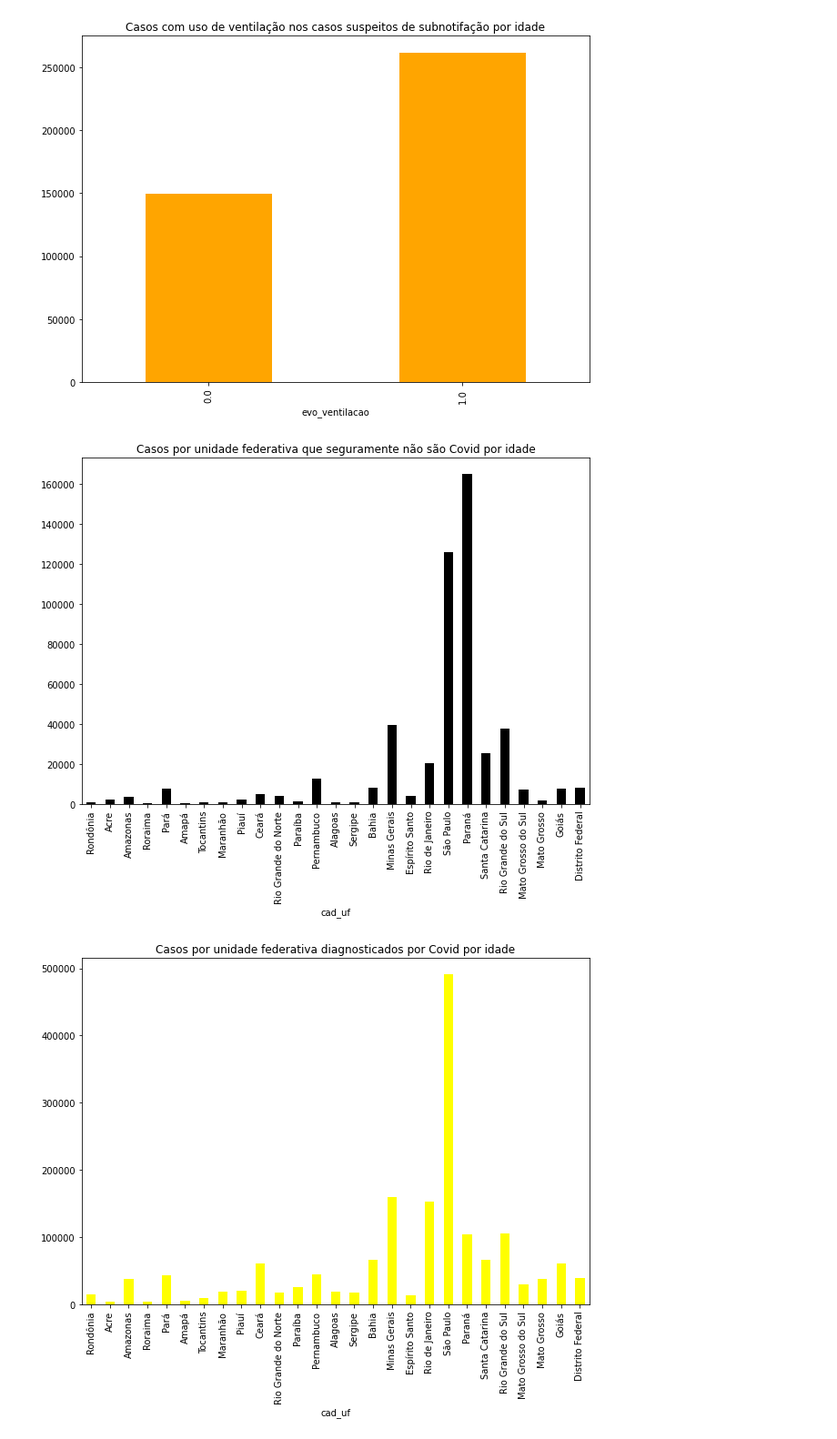
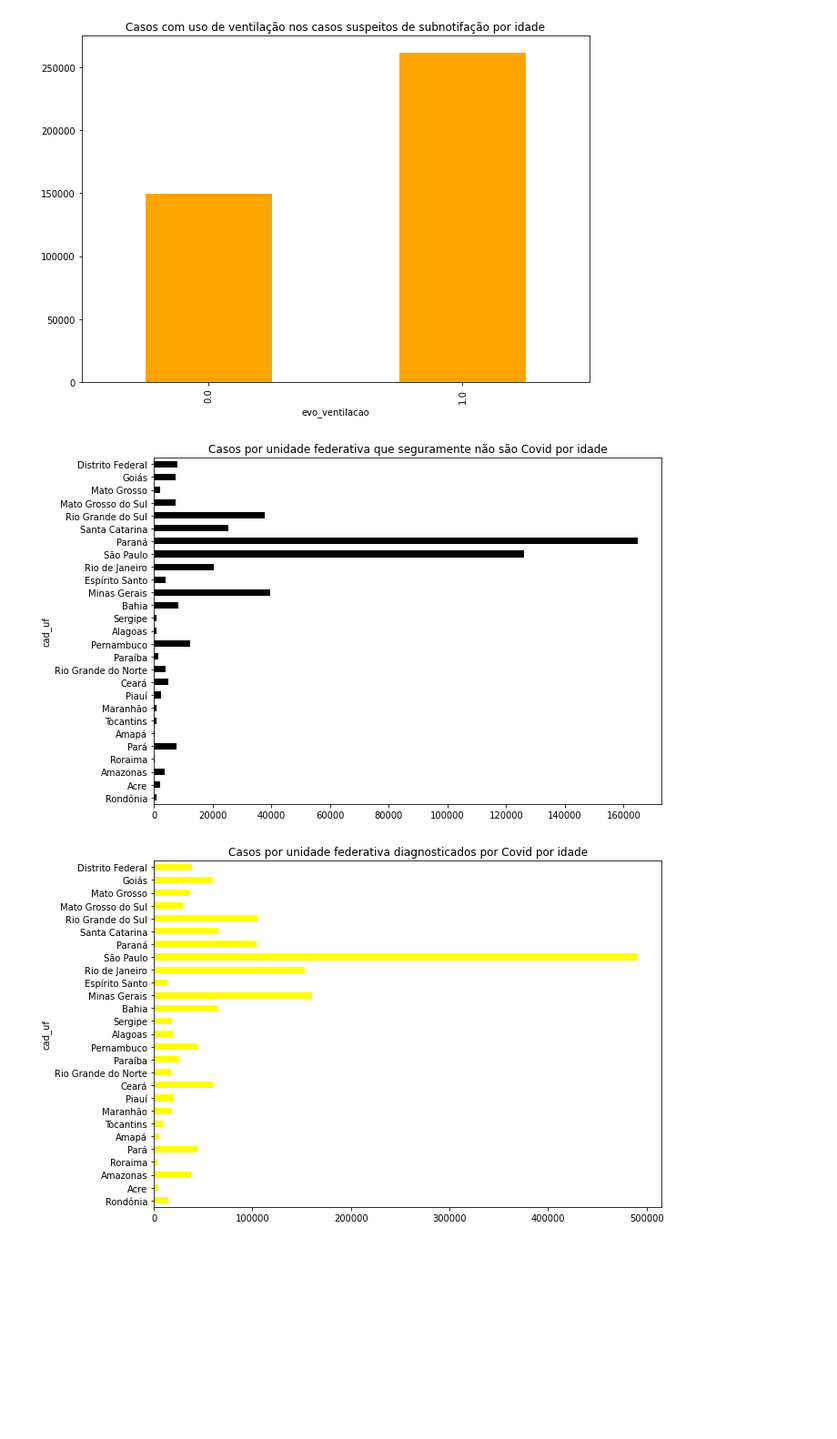
Before and after one commit to mateuspinto/subnotificacoes-covid, a Jupyter notebook: src/visualization.ipynb, the cells around one changed output. Shown at 91% size. Saved outputs shown, nothing was run; the diff lists cells and outputs as text; code cells hidden in the pictures; blank space fills up the shorter version.

```diff
--- a/src/visualization.ipynb
+++ b/src/visualization.ipynb
@@ -10,13 +10,13 @@ PANDEMIC_DAY_ZERO = '2020-02-06'
 
 all_cases = pd.read_parquet(PROCESSED_DATA_DIR / 'casos.parquet')
 true_covid_cases = all_cases[all_cases.dg_covid == 1]
-non_covid_safe_cases = all_cases[(all_cases.dg_covid == 0) & (all_cases.vac_covid == 0) & (all_cases.cad_dt_notificacao < PANDEMIC_DAY_ZERO)]
+non_covid_cases = all_cases[(all_cases.dg_covid == 0) & (all_cases.vac_covid == 0) & (all_cases.cad_dt_notificacao < PANDEMIC_DAY_ZERO)]
 unknow_cases = all_cases[(all_cases.dg_covid == 0) & (all_cases.vac_covid == 0) & (all_cases.cad_dt_notificacao >= PANDEMIC_DAY_ZERO)]
 
 
 all_deaths = all_cases[all_cases.evo_obito==1]
 true_covid_deaths = all_deaths[all_deaths.dg_covid == 1]
-non_covid_safe_deaths = all_deaths[(all_deaths.dg_covid == 0) & (all_deaths.vac_covid == 0) & (all_deaths.cad_dt_notificacao < PANDEMIC_DAY_ZERO)]
+non_covid_deaths = all_deaths[(all_deaths.dg_covid == 0) & (all_deaths.vac_covid == 0) & (all_deaths.cad_dt_notificacao < PANDEMIC_DAY_ZERO)]
 unknow_deaths = all_deaths[(all_deaths.dg_covid == 0) & (all_deaths.vac_covid == 0) & (all_deaths.cad_dt_notificacao >= PANDEMIC_DAY_ZERO)]
 
 RISK_FACTORS = [column for column in all_cases.columns.to_list() if ('fr_' in column)]
@@ -180,16 +196,16 @@ plt.show()
 [figure]
 # %%
 plt.title("Casos por unidade federativa que seguramente não são Covid por idade")
-non_covid_safe_cases.groupby('cad_uf').size().plot(kind='bar', color='black')
+non_covid_cases.groupby('cad_uf').size().plot(kind='barh', color='black')
 plt.show()
 
 plt.title("Casos por unidade federativa diagnosticados por Covid por idade")
-true_covid_cases.groupby('cad_uf').size().plot(kind='bar', color='yellow')
+true_covid_cases.groupby('cad_uf').size().plot(kind='barh', color='yellow')
 plt.show()
 
 plt.title("Casos por unidade federativa suspeitos de subnotifação por idade")
-unknow_cases.groupby('cad_uf').size().plot(kind='bar', color='orange')
+unknow_cases.groupby('cad_uf').size().plot(kind='barh', color='orange')
 plt.show()
 # %% [output]
-[figure, old version]
+[figure, new version]
-[figure, old version]
+[figure, new version]
```
Also changed, not shown: parts of 9 cells of this notebook.
